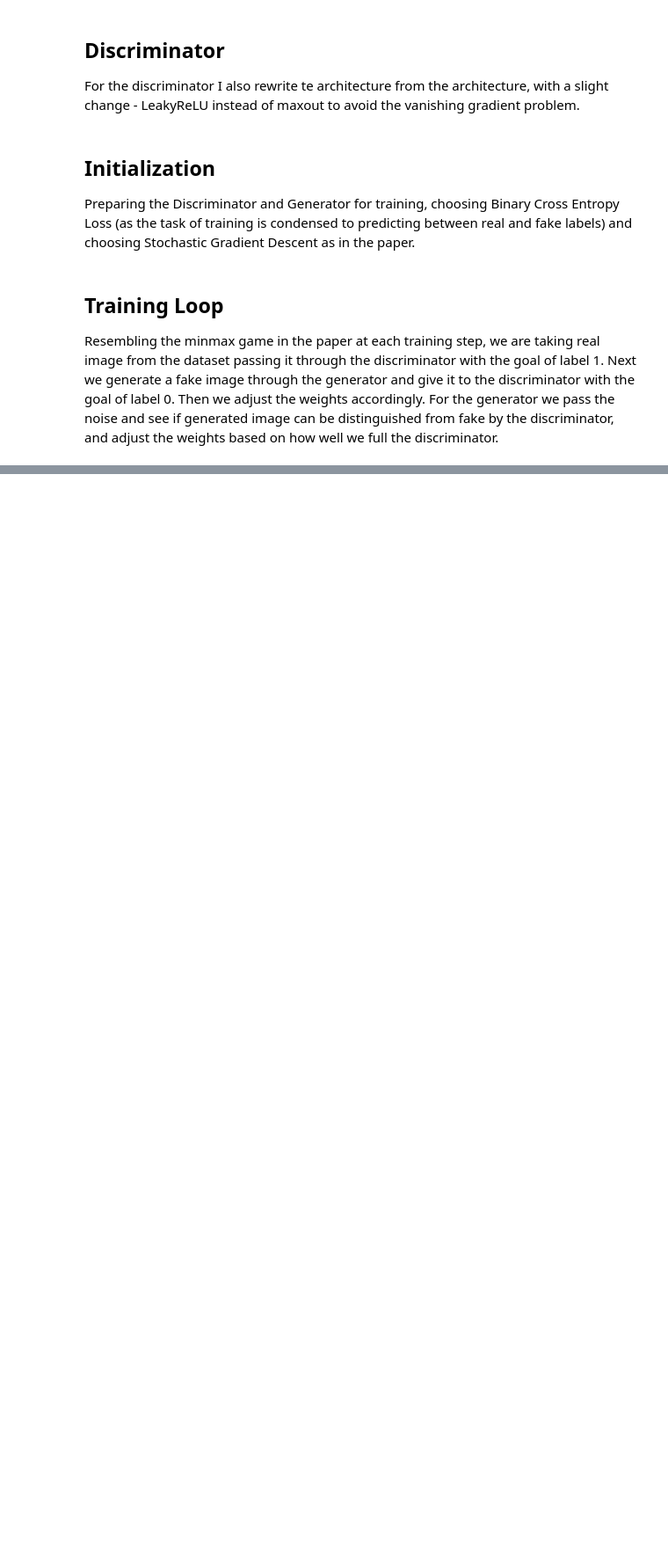
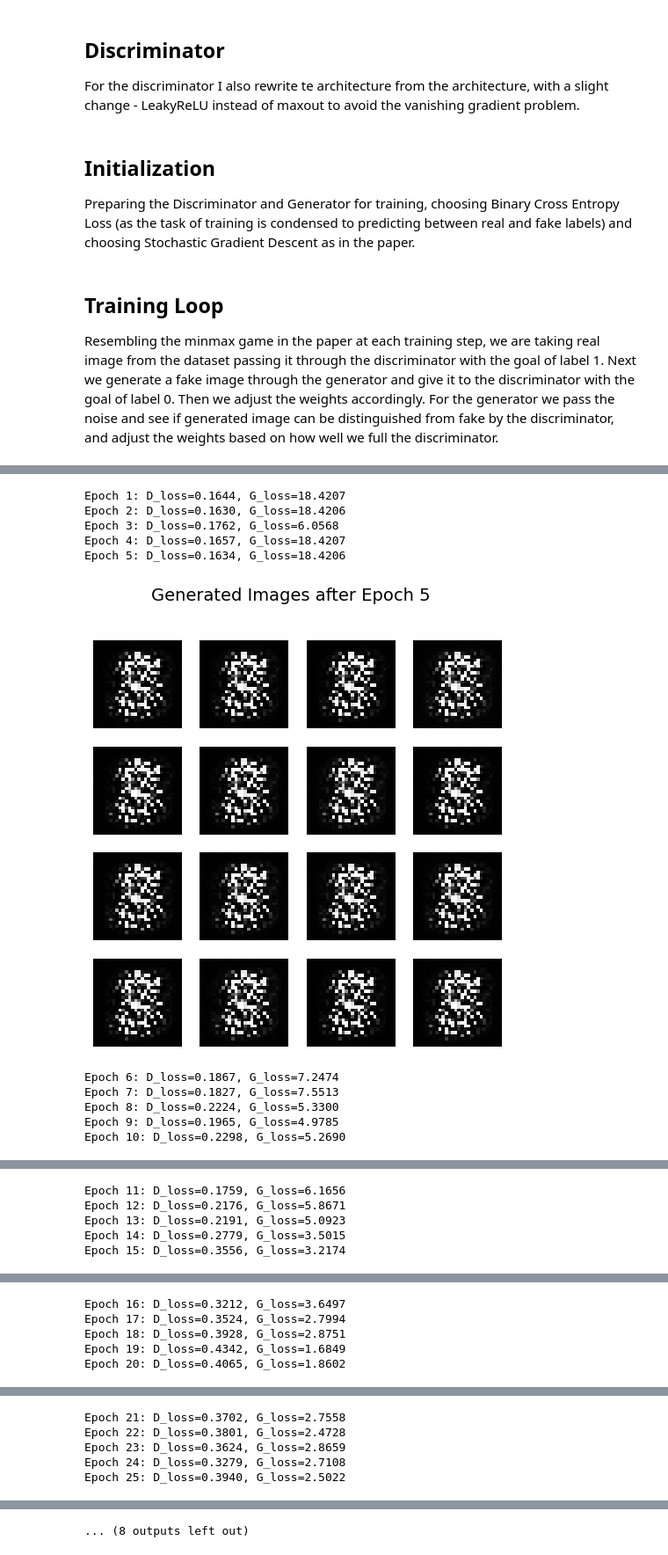
Before and after one commit to janbura/Generative-Adverserial-Network-in-PyTorch, a Jupyter notebook: test.ipynb, the cells around one changed output, grey strips where cells are left out. Shown at 88% size. Cells and saved outputs as stored; diff of their text form; code cells hidden in the pictures; blank space fills up the shorter version.

```diff
--- a/test.ipynb
+++ b/test.ipynb
@@ -268,0 +243,8 @@ Epoch 30: D_loss=0.6749, G_loss=0.7177
+# %%
+(trainX, _), (_, _) = mnist.load_data()
+trainX = trainX.astype(np.float32) / 255.0
+trainX = trainX.reshape(-1, 28*28)
+train_tensor = torch.tensor(trainX)
+
+train_dataset = TensorDataset(train_tensor, torch.zeros(len(train_tensor)))
+train_loader = DataLoader(train_dataset, batch_size=100, shuffle=True)
@@ -268,0 +253,15 @@ Epoch 30: D_loss=0.6749, G_loss=0.7177
+# %%
+class Generator2(nn.Module):
+    def __init__(self, noise_dim=100):
+        super(Generator2, self).__init__()
+        self.hidden1 = nn.Linear(noise_dim, 1200)
+        self.hidden2 = nn.Linear(1200, 1200)
+        self.output = nn.Linear(1200, 784)
+        self.relu = nn.ReLU()
+        self.sigmoid = nn.Sigmoid()
+
+    def forward(self, z):
+        x = self.relu(self.hidden1(z))
+        x = self.relu(self.hidden2(x))
+        x = self.sigmoid(self.output(x))
+        return x
@@ -268,0 +270,8 @@ Epoch 30: D_loss=0.6749, G_loss=0.7177
+# %%
+device = torch.device("cpu")
+G = Generator2(noise_dim=100).to(device)
+D = Discriminator().to(device)
+
+criterion = nn.BCELoss()
+optimD = optim.SGD(D.parameters(), lr=0.1, momentum=0.5)
+optimG = optim.SGD(G.parameters(), lr=0.1, momentum=0.5)
@@ -268,0 +325,14 @@ Epoch 30: D_loss=0.6749, G_loss=0.7177
+# %%
+training2(num_epochs = 50)
+# %% [output]
+Epoch 1: D_loss=0.1644, G_loss=18.4207
+Epoch 2: D_loss=0.1630, G_loss=18.4206
+Epoch 3: D_loss=0.1762, G_loss=6.0568
+Epoch 4: D_loss=0.1657, G_loss=18.4207
+Epoch 5: D_loss=0.1634, G_loss=18.4206
+[figure, added]
+Epoch 6: D_loss=0.1867, G_loss=7.2474
+Epoch 7: D_loss=0.1827, G_loss=7.5513
+Epoch 8: D_loss=0.2224, G_loss=5.3300
+Epoch 9: D_loss=0.1965, G_loss=4.9785
+Epoch 10: D_loss=0.2298, G_loss=5.2690
@@ -268,0 +340,5 @@ Epoch 30: D_loss=0.6749, G_loss=0.7177
+Epoch 11: D_loss=0.1759, G_loss=6.1656
+Epoch 12: D_loss=0.2176, G_loss=5.8671
+Epoch 13: D_loss=0.2191, G_loss=5.0923
+Epoch 14: D_loss=0.2779, G_loss=3.5015
+Epoch 15: D_loss=0.3556, G_loss=3.2174
@@ -268,0 +346,5 @@ Epoch 30: D_loss=0.6749, G_loss=0.7177
+Epoch 16: D_loss=0.3212, G_loss=3.6497
+Epoch 17: D_loss=0.3524, G_loss=2.7994
+Epoch 18: D_loss=0.3928, G_loss=2.8751
+Epoch 19: D_loss=0.4342, G_loss=1.6849
+Epoch 20: D_loss=0.4065, G_loss=1.8602
@@ -268,0 +352,5 @@ Epoch 30: D_loss=0.6749, G_loss=0.7177
+Epoch 21: D_loss=0.3702, G_loss=2.7558
+Epoch 22: D_loss=0.3801, G_loss=2.4728
+Epoch 23: D_loss=0.3624, G_loss=2.8659
+Epoch 24: D_loss=0.3279, G_loss=2.7108
+Epoch 25: D_loss=0.3940, G_loss=2.5022
@@ -268,0 +364 @@ Epoch 30: D_loss=0.6749, G_loss=0.7177
+... (8 outputs left out)
```
Also changed, not shown: parts of 12 cells of this notebook.
